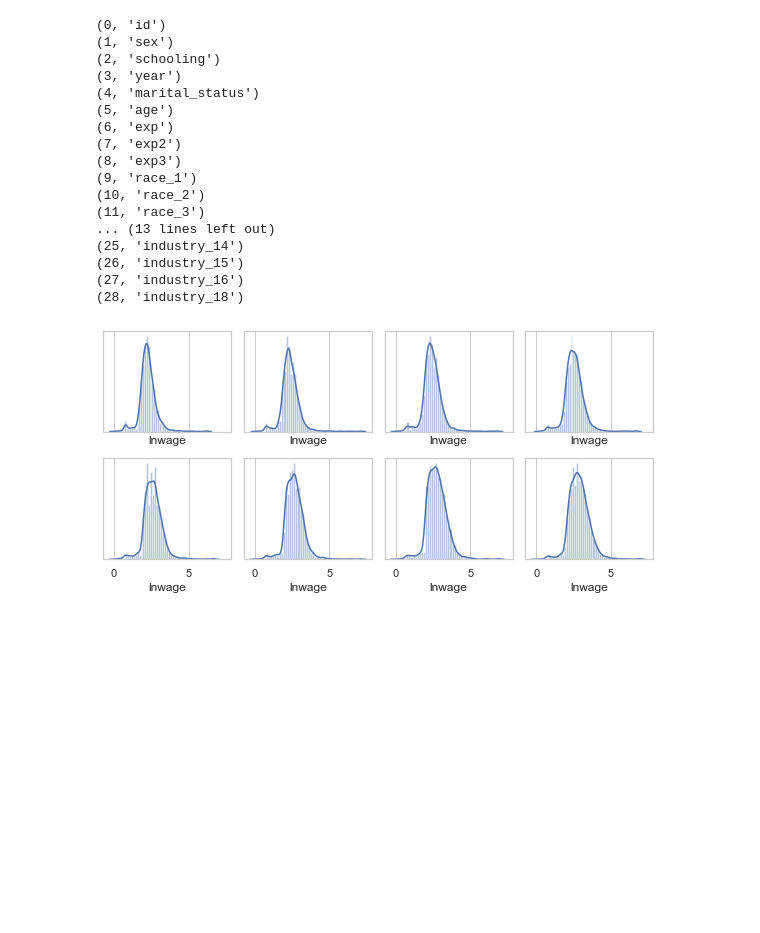
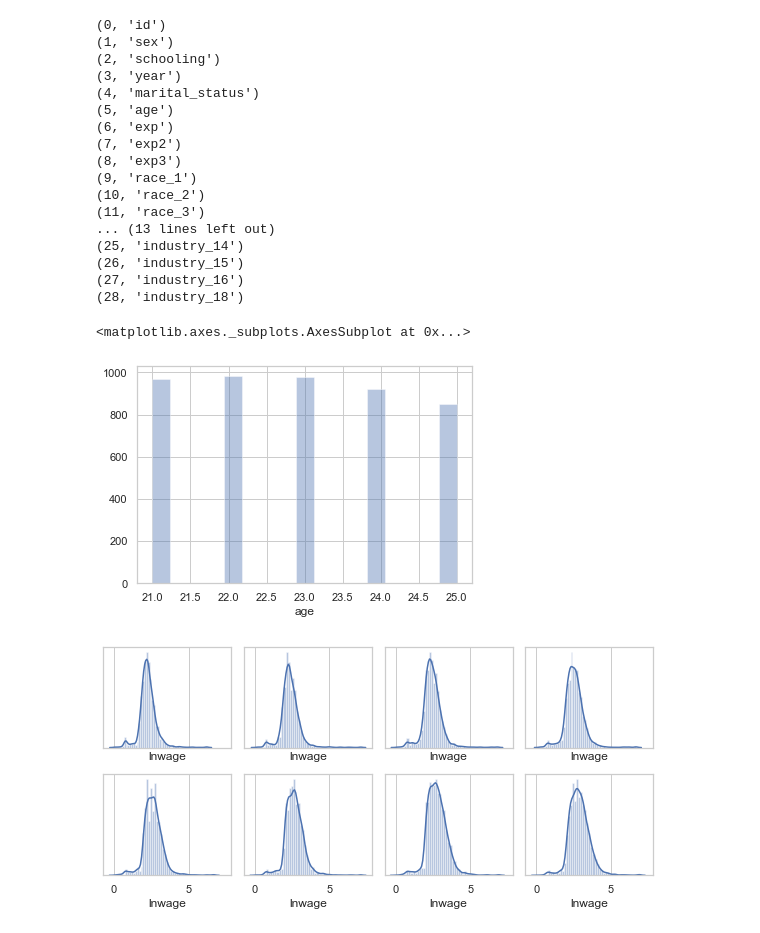
Before and after one commit to panbinwot/Thesis, a Jupyter notebook: Thesis_BinPan.ipynb, the cells around one changed output. Drawn from its saved outputs; the diff is of its cells as text; code cells hidden in the pictures; blank space fills up the shorter version.

Commit message:
update images

```diff
--- a/Thesis_BinPan.ipynb
+++ b/Thesis_BinPan.ipynb
@@ -58,6 +58,16 @@ for i,f in enumerate(features,0):
 (26, 'industry_15')
 (27, 'industry_16')
 (28, 'industry_18')
+# %%
+import numpy as np
+import seaborn as sns
+import matplotlib.pyplot as plt
+sns.set(style = "whitegrid")
+
+sns.distplot(dat[dat['year']==2005]['age'],kde = False)
+# %% [output]
+<matplotlib.axes._subplots.AxesSubplot at 0x...>
+[figure, added]
 # %%
 import numpy as np
 import seaborn as sns
```
Also changed, not shown: parts of 6 cells of this notebook, 2 other files.
